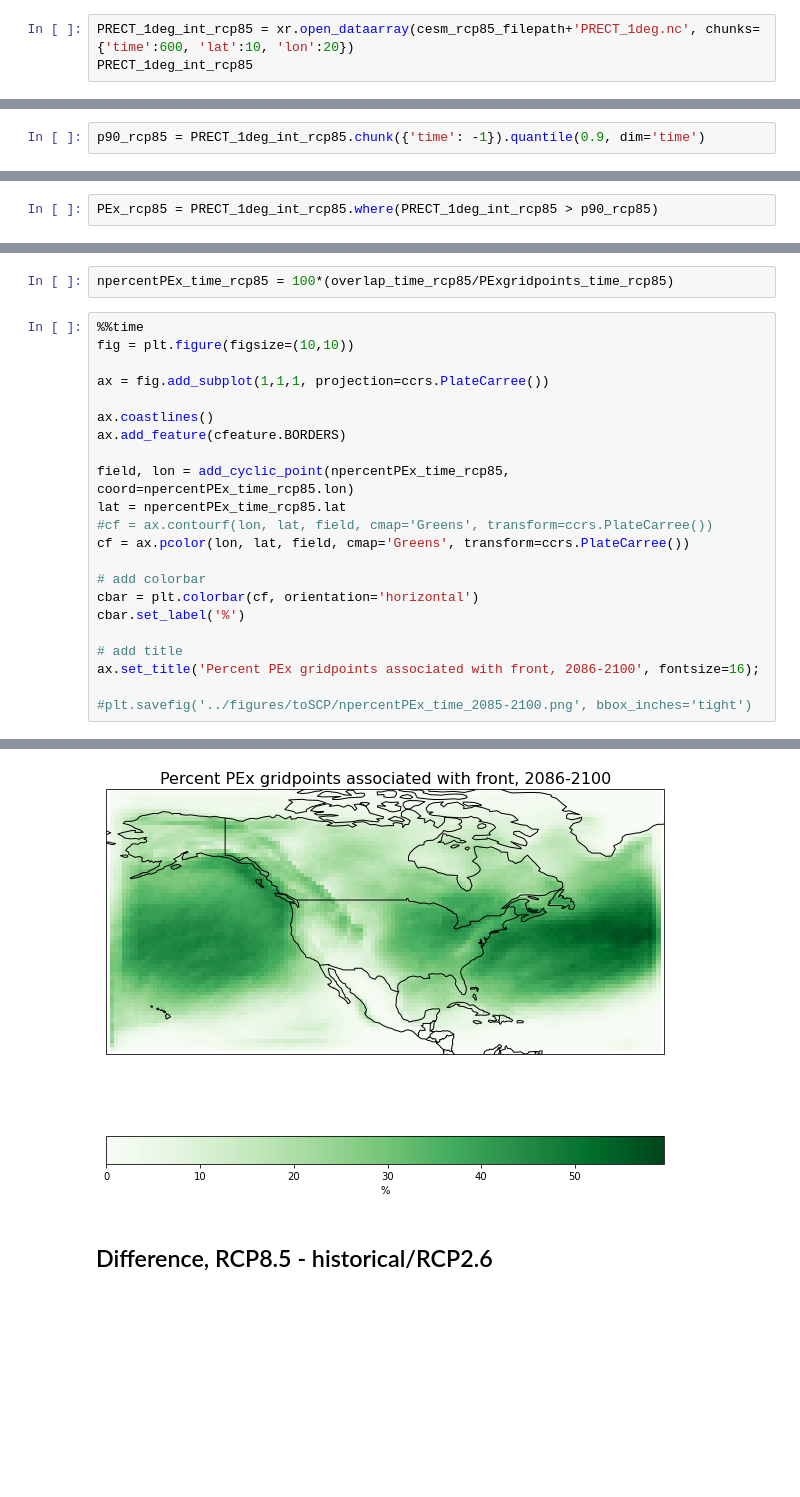
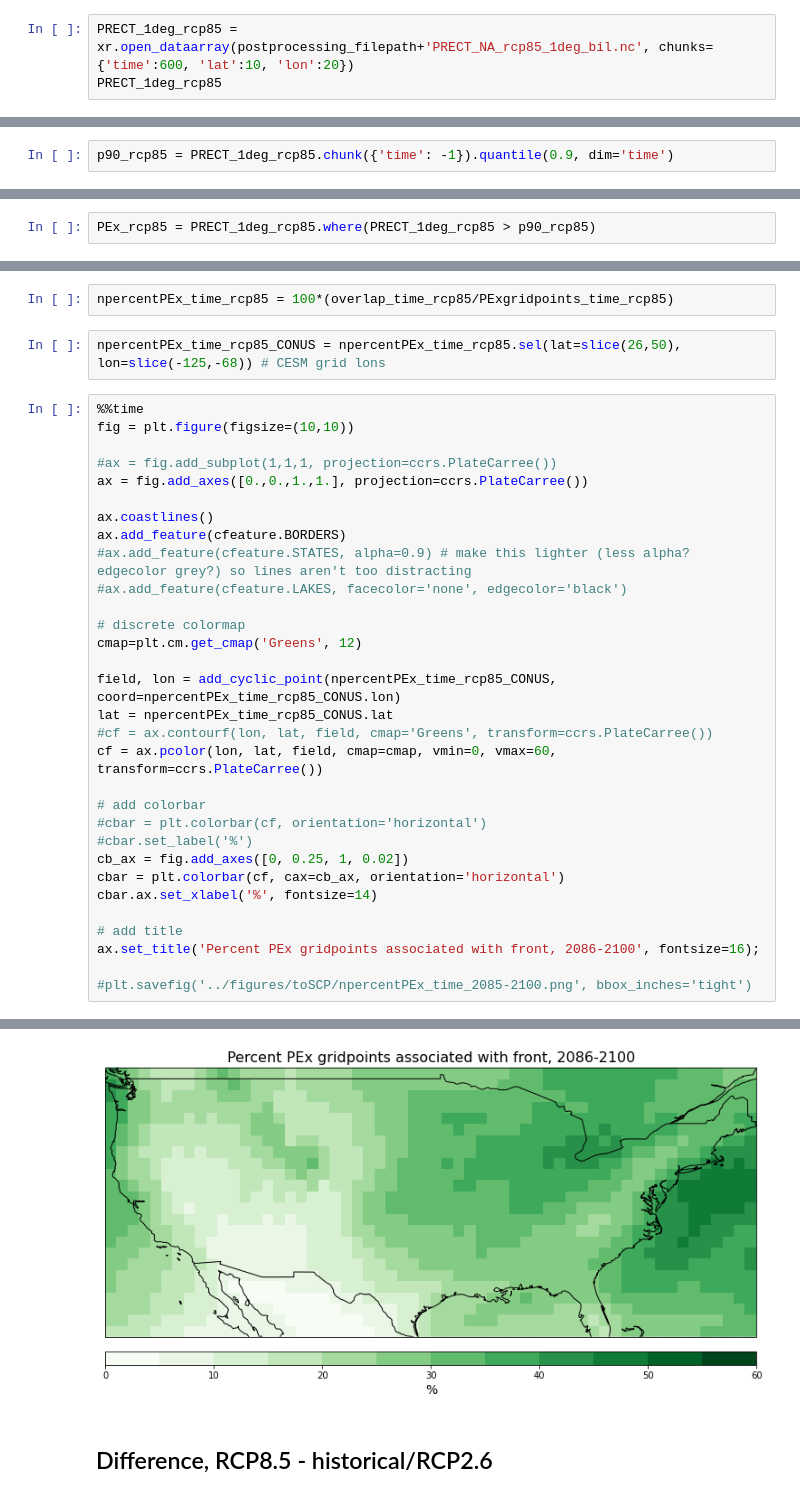
Before and after one commit to katiedagon/ML-extremes, a Jupyter notebook: notebooks/FrontsAnalysis_PEx.ipynb, the cells around one changed output, grey strips where cells are left out. Cells and saved outputs as stored; diff of their text form; blank space fills up the shorter version.

```diff
--- a/notebooks/FrontsAnalysis_PEx.ipynb
+++ b/notebooks/FrontsAnalysis_PEx.ipynb
@@ -931,6 +1458,6 @@ PRECT_1deg_rcp85.to_netcdf(cesm_rcp85_filepath+'PRECT_1deg.nc', mode='w', format
 # %% [markdown]
 This time, include lat/lon chunks to help with quantile calculation
 # %%
-PRECT_1deg_int_rcp85 = xr.open_dataarray(cesm_rcp85_filepath+'PRECT_1deg.nc', chunks={'time':600, 'lat':10, 'lon':20})
-PRECT_1deg_int_rcp85
+PRECT_1deg_rcp85 = xr.open_dataarray(postprocessing_filepath+'PRECT_NA_rcp85_1deg_bil.nc', chunks={'time':600, 'lat':10, 'lon':20})
+PRECT_1deg_rcp85
 # %% [output]
@@ -962,10 +1489,10 @@ bilinear
 # %% [markdown]
 ### Calculate 90th percentile precipitation at each gridpoint
 # %%
-p90_rcp85 = PRECT_1deg_int_rcp85.chunk({'time': -1}).quantile(0.9, dim='time')
+p90_rcp85 = PRECT_1deg_rcp85.chunk({'time': -1}).quantile(0.9, dim='time')
 # %% [markdown]
 ### Select gridpoints where precipitation at a given time is greater than p90
 # %%
-PEx_rcp85 = PRECT_1deg_int_rcp85.where(PRECT_1deg_int_rcp85 > p90_rcp85)
+PEx_rcp85 = PRECT_1deg_rcp85.where(PRECT_1deg_rcp85 > p90_rcp85)
 # %%
 %%time
@@ -1021,23 +1611,34 @@ overlap_time_rcp85 = PEx_front_rcp85.notnull().sum(dim='time')
 PExgridpoints_time_rcp85 = PEx_rcp85.notnull().sum(dim='time')
 # %%
 npercentPEx_time_rcp85 = 100*(overlap_time_rcp85/PExgridpoints_time_rcp85)
+# %%
+npercentPEx_time_rcp85_CONUS = npercentPEx_time_rcp85.sel(lat=slice(26,50), lon=slice(-125,-68)) # CESM grid lons
 # %%
 %%time
 fig = plt.figure(figsize=(10,10))
 
-ax = fig.add_subplot(1,1,1, projection=ccrs.PlateCarree())
+#ax = fig.add_subplot(1,1,1, projection=ccrs.PlateCarree())
+ax = fig.add_axes([0.,0.,1.,1.], projection=ccrs.PlateCarree())
 
 ax.coastlines()
 ax.add_feature(cfeature.BORDERS)
+#ax.add_feature(cfeature.STATES, alpha=0.9) # make this lighter (less alpha? edgecolor grey?) so lines aren't too distracting
+#ax.add_feature(cfeature.LAKES, facecolor='none', edgecolor='black')
 
-field, lon = add_cyclic_point(npercentPEx_time_rcp85, coord=npercentPEx_time_rcp85.lon)
-lat = npercentPEx_time_rcp85.lat
+# discrete colormap
+cmap=plt.cm.get_cmap('Greens', 12)
+
+field, lon = add_cyclic_point(npercentPEx_time_rcp85_CONUS, coord=npercentPEx_time_rcp85_CONUS.lon)
+lat = npercentPEx_time_rcp85_CONUS.lat
 #cf = ax.contourf(lon, lat, field, cmap='Greens', transform=ccrs.PlateCarree())
-cf = ax.pcolor(lon, lat, field, cmap='Greens', transform=ccrs.PlateCarree())
+cf = ax.pcolor(lon, lat, field, cmap=cmap, vmin=0, vmax=60, transform=ccrs.PlateCarree())
 
 # add colorbar
-cbar = plt.colorbar(cf, orientation='horizontal')
-cbar.set_label('%')
+#cbar = plt.colorbar(cf, orientation='horizontal')
+#cbar.set_label('%')
+cb_ax = fig.add_axes([0, 0.25, 1, 0.02])
+cbar = plt.colorbar(cf, cax=cb_ax, orientation='horizontal')
+cbar.ax.set_xlabel('%', fontsize=14)
 
 # add title
 ax.set_title('Percent PEx gridpoints associated with front, 2086-2100', fontsize=16);
@@ -1049,4 +1650,4 @@ Wall time: 53.3 s
-[figure, old version]
+[figure, new version]
 # %% [markdown]
 ## Difference, RCP8.5 - historical/RCP2.6
 # %% [markdown]
```
Also changed, not shown: parts of 137 cells of this notebook, 8 other files.
